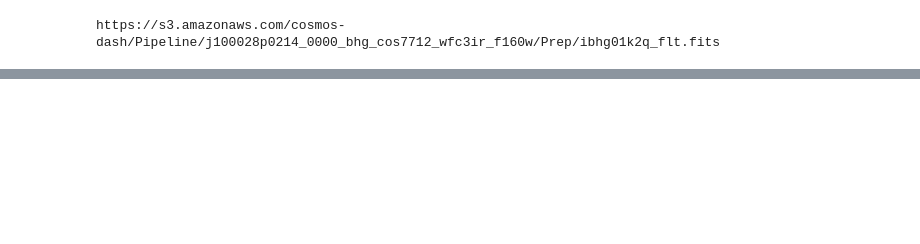
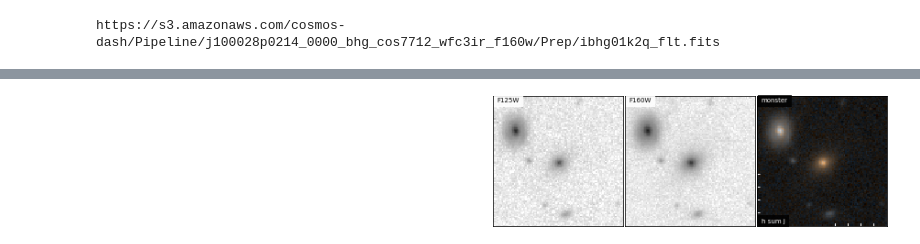
Before and after one commit to gbrammer/cosmos-hst-coverage, a Jupyter notebook: coverage.ipynb, the cells around one changed output, grey strips where cells are left out. Cells and saved outputs as stored; diff of their text form; code cells hidden in the pictures; blank space fills up the shorter version.

```diff
--- a/coverage.ipynb
+++ b/coverage.ipynb
@@ -123,0 +175,5 @@ if False:
+# %%
+# Paneels filled in on the left when bluer filters available
+display(Image('monster.thumb.png'))
+# %% [output]
+[figure, added]
```
Also changed, not shown: parts of 12 cells of this notebook, 1 other file.
